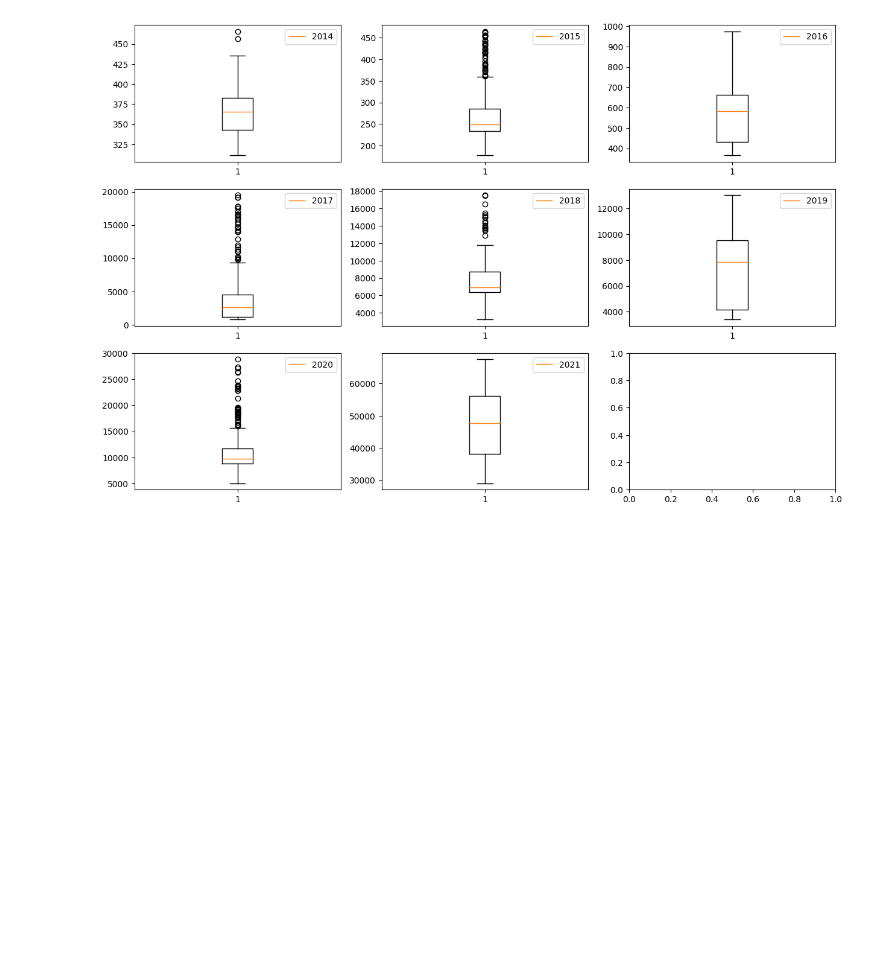
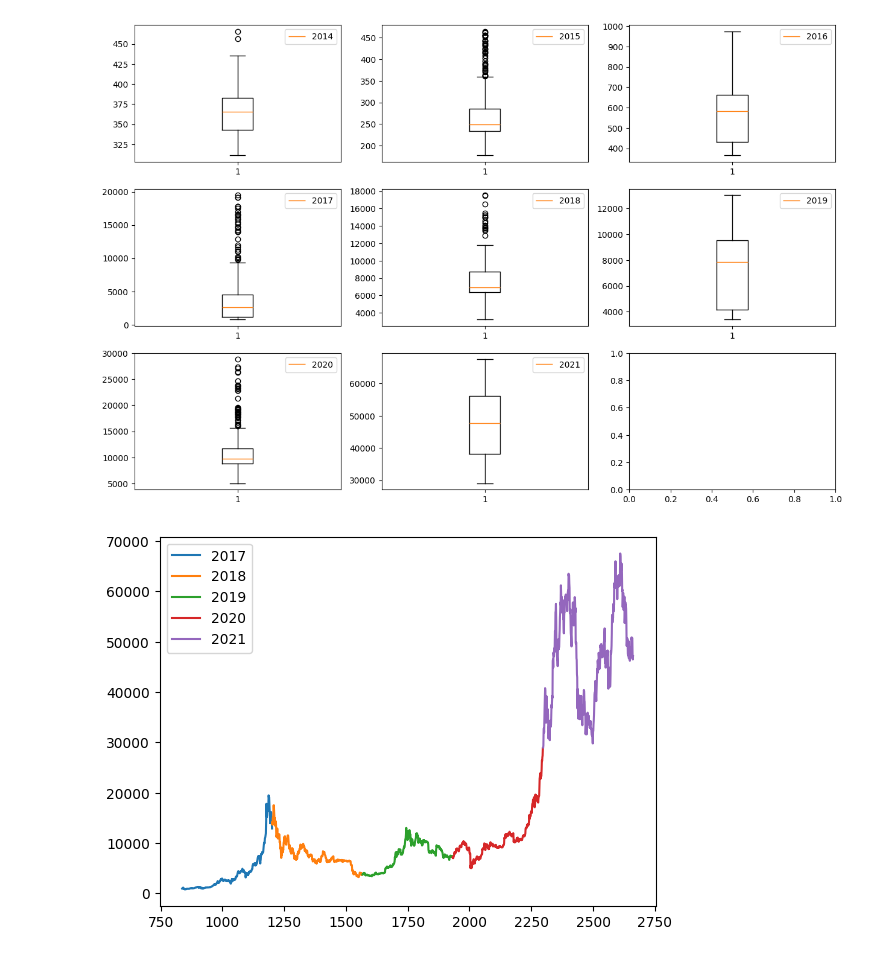
Before and after one commit to saaaaaaaaaaaaaad56/bitcoin-price-prediction, a Jupyter notebook: code.ipynb, the cells around one changed output. Cells and saved outputs as stored; diff of their text form; code cells hidden in the pictures; blank space fills up the shorter version.

```diff
--- a/code.ipynb
+++ b/code.ipynb
@@ -99,7 +111,15 @@ plt.show()
 [figure]
 # %%
 plt.plot(df[df['year'] == 2017]['Open'], label='2017')
+plt.legend()
 plt.plot(df[df['year'] == 2018]['Open'], label='2018')
+plt.legend()
 plt.plot(df[df['year'] == 2019]['Open'], label='2019')
+plt.legend()
 plt.plot(df[df['year'] == 2020]['Open'], label='2020')
+plt.legend()
 plt.plot(df[df['year'] == 2021]['Open'], label='2021')
+plt.legend()
+plt.show()
+# %% [output]
+[figure, added]
```
Also changed, not shown: parts of 10 cells of this notebook.
